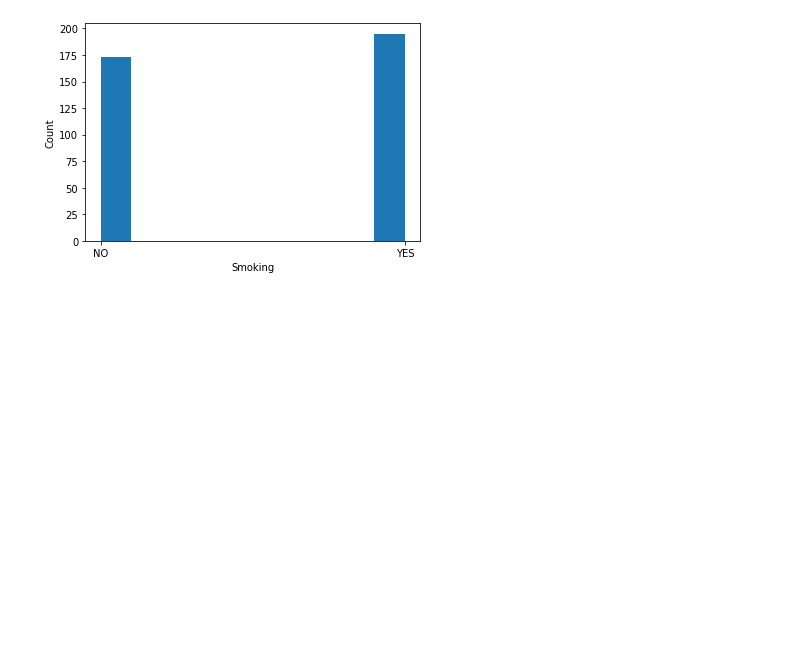
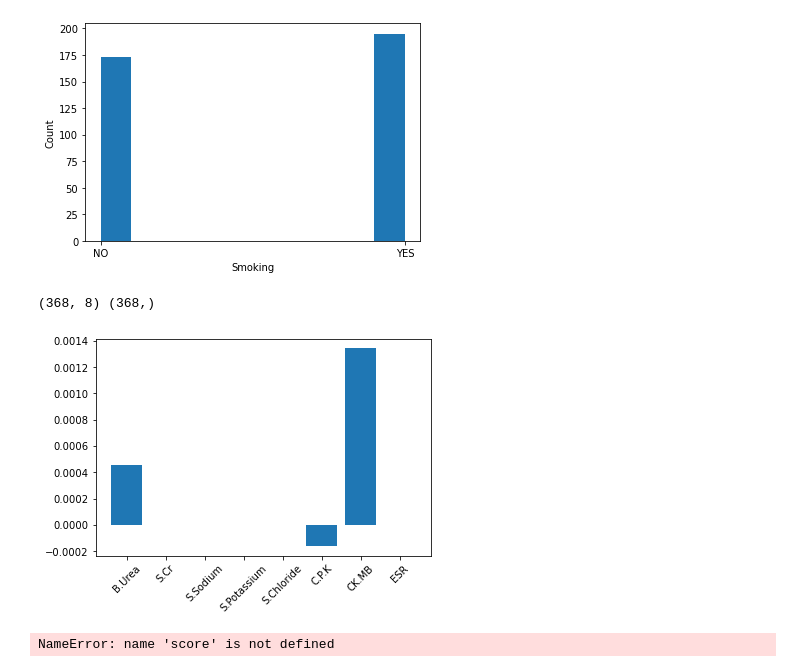
Before and after one commit to GBala-PrptlStdnt/-UCDPA_GregBala-, a Jupyter notebook: Project - HF.ipynb, the cells around one changed output. Cells and saved outputs as stored; diff of their text form; code cells hidden in the pictures; blank space fills up the shorter version.

Commit message:
Pt1: Segregated data file to logical chunks. Pt2: Added Lasso for feature selection, added Ridge regression

```diff
--- a/Project - HF.ipynb
+++ b/Project - HF.ipynb
@@ -43,8 +30,8 @@ Downloading mortality-rate-heart-patient-pakistan-hospital.zip to /Users/GBala/D
 # https://www.kaggle.com/datasets/asgharalikhan/mortality-rate-heart-patient-pakistan-hospital
 
 HF_Dataset = 'HFDataset.csv'
-data = pd.read_csv(HF_Dataset)
-data.head()
+HFdata_df = pd.read_csv(HF_Dataset)
+HFdata_df.head()
 # %% [output]
 |  | Age | Age.Group | Gender | Locality | Marital status | Life.Style | Sleep | Category | Depression | ... |
 | 0 | 45 | 41-50 | Female | RURAL | MARRIED | NO | NO | FREE | YES | ... |
@@ -95,0 +111,3 @@ print(data.head())
+# %%
+df_data_bloods_Chem = HFdata_df[['B.Urea', 'S.Cr', 'S.Sodium', 'S.Potassium', 'S.Chloride', 'C.P.K', 'CK.MB', 'ESR']]
+print(df_data_bloods_Chem.head())
@@ -130,6 +155,14 @@ _ = plt.ylabel('Count')
 #Chose variables to use as Feature, use HF as Target variable
 # %%
 # ?? Use Scikit-learn to fit classifier? if needed
+# %%
+# Generate X and y
+
+X = df_data_bloods_Chem
+y = HFdata_df["Mortality"]
+print(X.shape, y.shape)
+# %% [output]
+(368, 8) (368,)
 # %%
 #Run Split to generate test and train data
 
@@ -137,5 +174,19 @@ from sklearn.model_selection import train_test_split
+# %%
+# Run Lasso for feature selection.
+from sklearn.linear_model import Lasso
+
+X_lass = X.values
+y_lass = y.values
+names = df_data_bloods_Chem.columns
+lasso = Lasso(alpha=0.1)
+lasso_coef = lasso.fit(X, y).coef_
+plt.bar(names, lasso_coef)
+plt.xticks(rotation=45)
+plt.show()
+# %% [output]
+[figure, added]
 # %%
-# Run a Lasso regression
+# Run a Ridge regression
 
 #Needed:
     #X_train, y_train,
@@ -144,10 +195,12 @@ from sklearn.model_selection import train_test_split
 from sklearn.linear_model import Ridge
 scores = []
 for alpha in [0.1, 1.0, 10.0, 100.0, 1000.0]:
-    ridge - Ridge(alpha=alpha)
+    ridge = Ridge(alpha=alpha)
     ridge.fit(X_train, y_train)
     #Do I need to predict on test data??
     #y_pred = ridge.predict(X_test)
     scores = ridge.score(X_test, y_test)
     ridge_scores.append(score)
 print(ridge_scores)
+# %% [output]
+NameError: name 'score' is not defined
```
Also changed, not shown: parts of 11 cells of this notebook.
